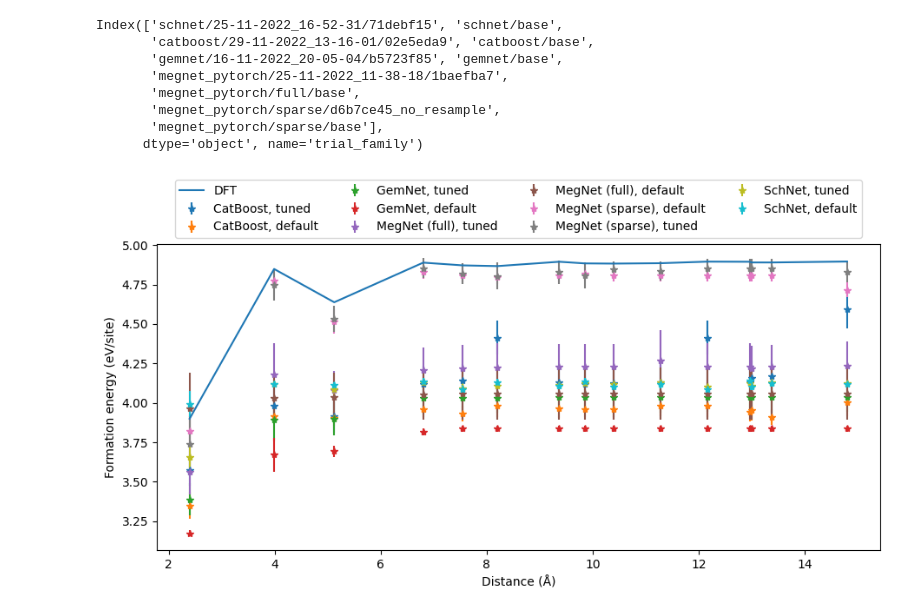
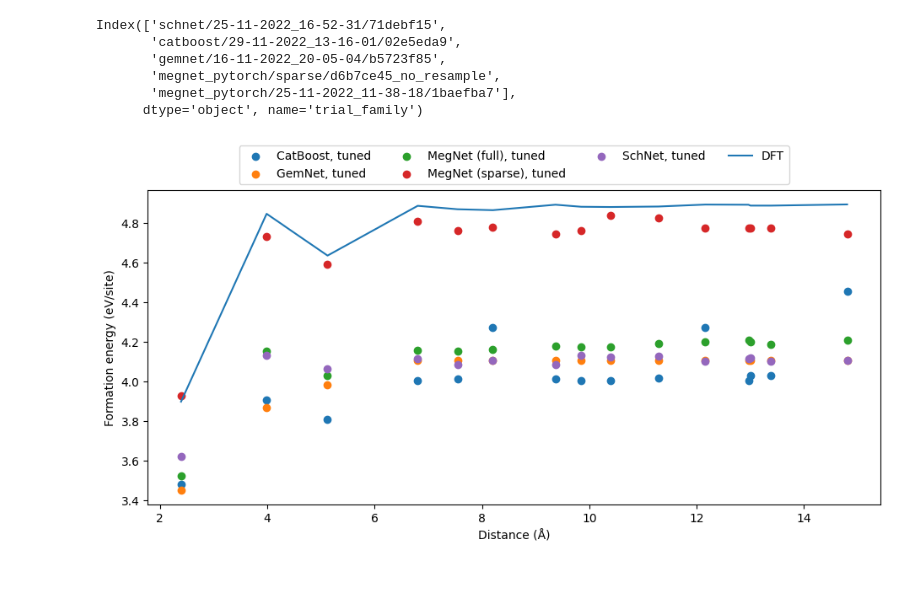
Before and after one commit to HSE-LAMBDA/ai4material_design, a Jupyter notebook: notebooks/MoS2_V2_plot.ipynb, the cells around one changed output. Drawn from its saved outputs; the diff is of its cells as text; code cells hidden in the pictures; blank space fills up the shorter version.

Commit message:
Rolos running

```diff
--- a/notebooks/MoS2_V2_plot.ipynb
+++ b/notebooks/MoS2_V2_plot.ipynb
@@ -7,7 +9,11 @@ from ai4mat.data.data import StorageResolver, read_trial
 # %%
 targets = ["formation_energy_per_site"]
 results = []
-PREDICTION_SOURCE = "ROLOS"
+
+if getpass.getuser() == "coder" and os.path.isdir("/home/coder/project/rolos_workflow_data"):
+    PREDICTION_SOURCE = "ROLOS"
+else:
+    PREDICTION_SOURCE = "ASPIRE-1"
 
 if PREDICTION_SOURCE == "ASPIRE-1":
     with open("../scripts/ASPIRE-1/MoS2_V2_E.txt", "rt") as definitions_file:
@@ -28,5 +34,5 @@ elif PREDICTION_SOURCE == "ROLOS":
             these_results = read_trial(experiment, trial, True, targets, True, storage_root)
             if len(these_results) > 0:
                 these_results["trial_family"] = trial
-                these_results["trial_index"] = 0
+                these_results["trial_index"] = 1
                 results.append(these_results)
@@ -79,28 +79,29 @@ labels = {
 # %%
 predictions_pd.index.get_level_values("trial_family").unique()
 # %% [output]
-Index(['schnet/25-11-2022_16-52-31/71debf15', 'schnet/base',
-       'catboost/29-11-2022_13-16-01/02e5eda9', 'catboost/base',
-       'gemnet/16-11-2022_20-05-04/b5723f85', 'gemnet/base',
-       'megnet_pytorch/25-11-2022_11-38-18/1baefba7',
-       'megnet_pytorch/full/base',
+Index(['schnet/25-11-2022_16-52-31/71debf15',
+       'catboost/29-11-2022_13-16-01/02e5eda9',
+       'gemnet/16-11-2022_20-05-04/b5723f85',
        'megnet_pytorch/sparse/d6b7ce45_no_resample',
-       'megnet_pytorch/sparse/base'],
+       'megnet_pytorch/25-11-2022_11-38-18/1baefba7'],
       dtype='object', name='trial_family')
 # %%
 fig, ax = plt.subplots(figsize=(9.5, 5))
 for trial_family, family_predictions in predictions_pd.groupby(level="trial_family"):
     prediction_mean = family_predictions.groupby(level="_id").mean()
     prediction_std = family_predictions.groupby(level="_id").std()
-    ax.errorbar(distances, prediction_mean, yerr=prediction_std, label=labels[trial_family], fmt="*")
+    if prediction_std.isna().any():
+        ax.scatter(distances, prediction_mean, label=labels[trial_family])
+    else:
+        ax.errorbar(distances, prediction_mean, yerr=prediction_std, label=labels[trial_family], fmt="*")
 ax.plot(distances[distance_order], true_energies[distance_order], label="DFT")
 ax.legend(loc='lower center', bbox_to_anchor=(0.5, 1), ncol=4)
 ax.set_xlabel("Distance (Å)")
 ax.set_ylabel("Formation energy (eV/site)")
 plt.tight_layout()
 fig.savefig("MoS2_V2.pdf")
 # %% [output]
-[figure, old version]
+[figure, new version]
 # %%
 font = {
         'family' : 'sans-serif',
```
Also changed, not shown: parts of 4 cells of this notebook, 4 other files.
